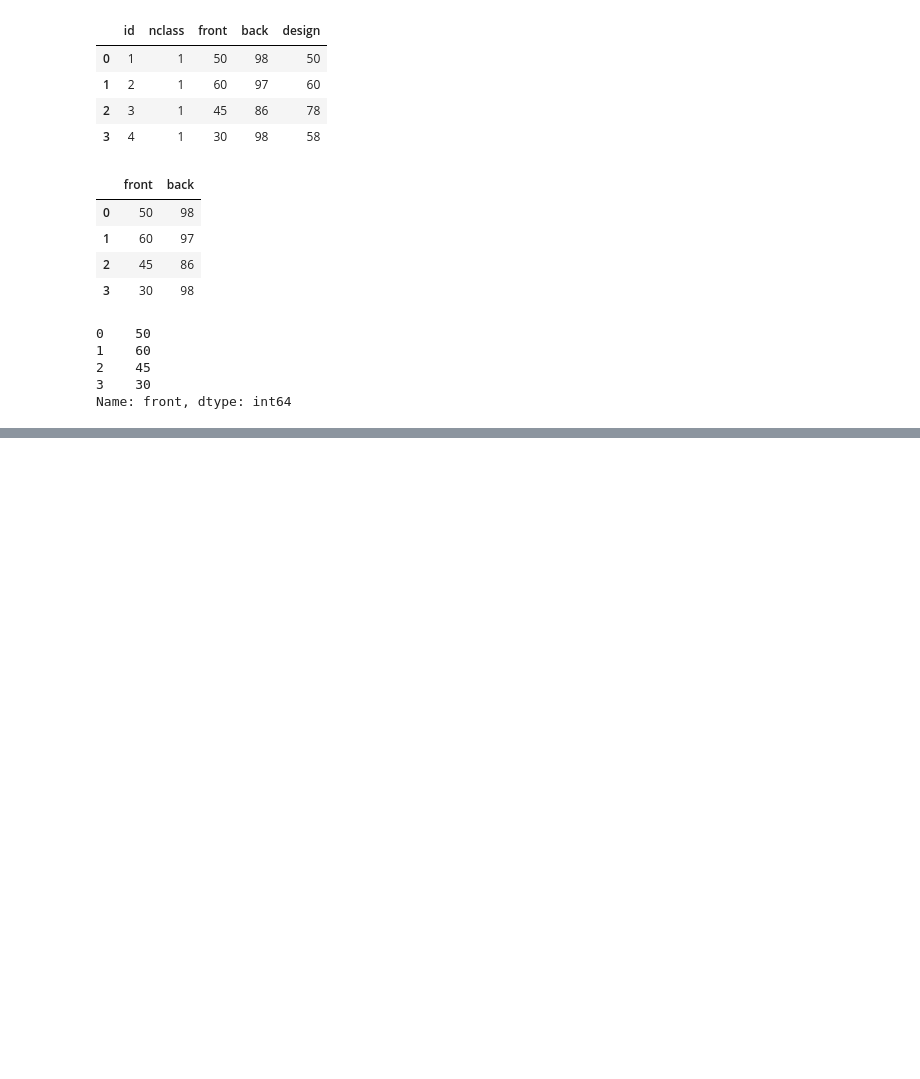
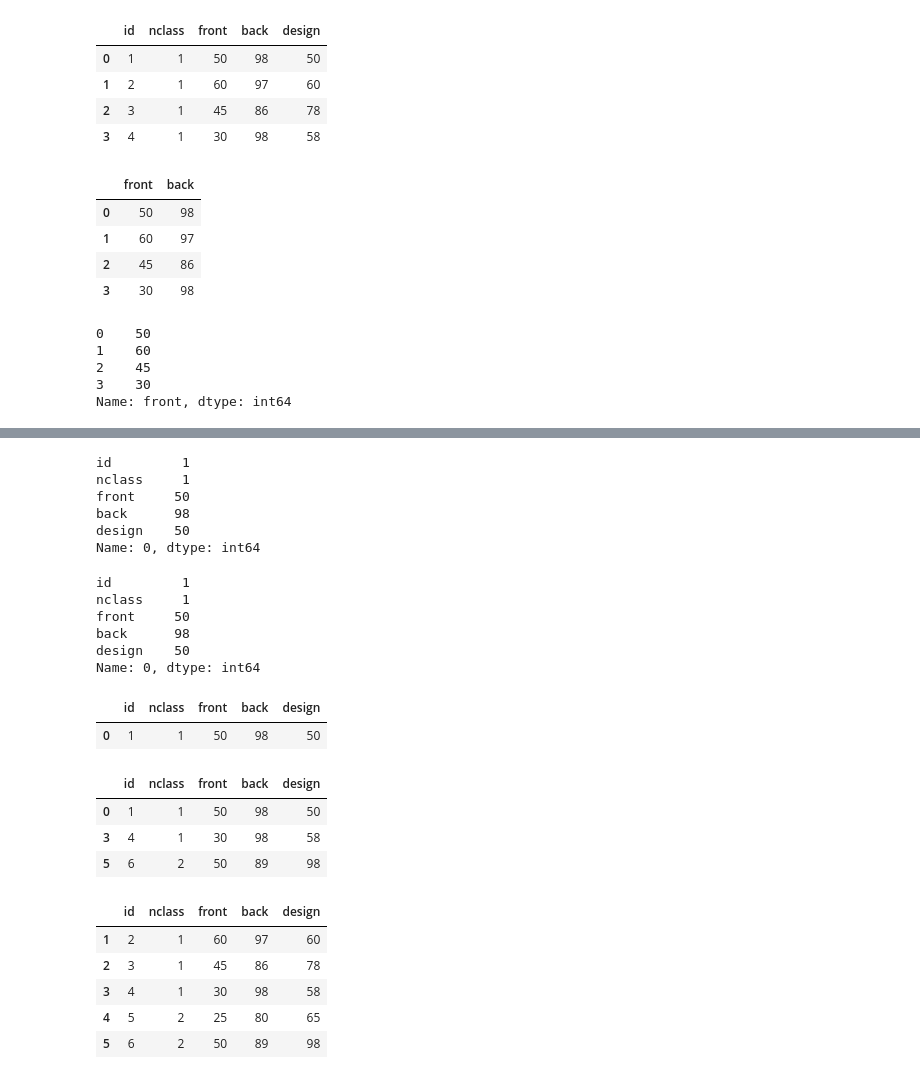
Before and after one commit to Likelion-at-SMWU-13th/HaJiMin, a Jupyter notebook: part2-5/데이터분석_5주차과제.ipynb, the cells around one changed output, grey strips where cells are left out. Saved outputs shown, nothing was run; the diff lists cells and outputs as text; code cells hidden in the pictures; blank space fills up the shorter version.

```diff
--- a/part2-5/데이터분석_5주차과제.ipynb
+++ b/part2-5/데이터분석_5주차과제.ipynb
@@ -421,0 +434,43 @@ Name: front, dtype: int64
+# %%
+# 0행 추출
+df.iloc[0]
+# %% [output]
+id         1
+nclass     1
+front     50
+back      98
+design    50
+Name: 0, dtype: int64
+# %%
+# 시리즈로 추출
+df.iloc[0]
+# %% [output]
+id         1
+nclass     1
+front     50
+back      98
+design    50
+Name: 0, dtype: int64
+# %%
+# 데이터 프레임으로 추출
+df.iloc[[0]]
+# %% [output]
+|  | id | nclass | front | back | design |
+| 0 | 1 | 1 | 50 | 98 | 50 |
+# %%
+# 0,3,5 행 추출
+df.iloc[[0,3,5]]
+# %% [output]
+|  | id | nclass | front | back | design |
+| 0 | 1 | 1 | 50 | 98 | 50 |
+| 3 | 4 | 1 | 30 | 98 | 58 |
+| 5 | 6 | 2 | 50 | 89 | 98 |
+# %%
+df.loc[1:5] # 1~5행 출력
+# %% [output]
+|  | id | nclass | front | back | design |
+| 1 | 2 | 1 | 60 | 97 | 60 |
+| 2 | 3 | 1 | 45 | 86 | 78 |
+| 3 | 4 | 1 | 30 | 98 | 58 |
+| 4 | 5 | 2 | 25 | 80 | 65 |
+| 5 | 6 | 2 | 50 | 89 | 98 |
```
Also changed, not shown: parts of 6 cells of this notebook.
